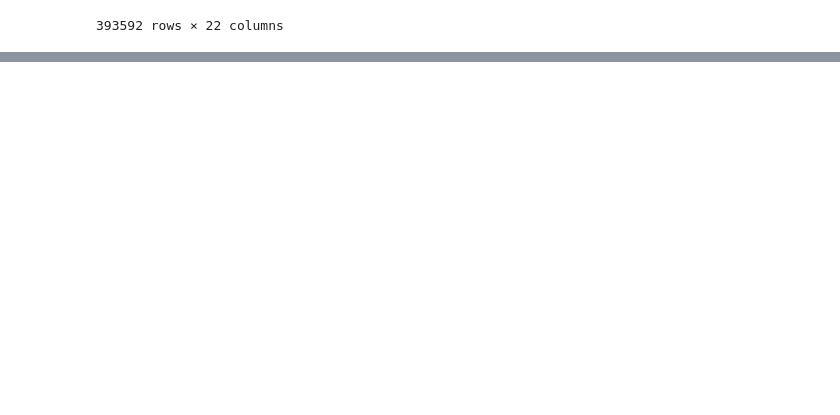
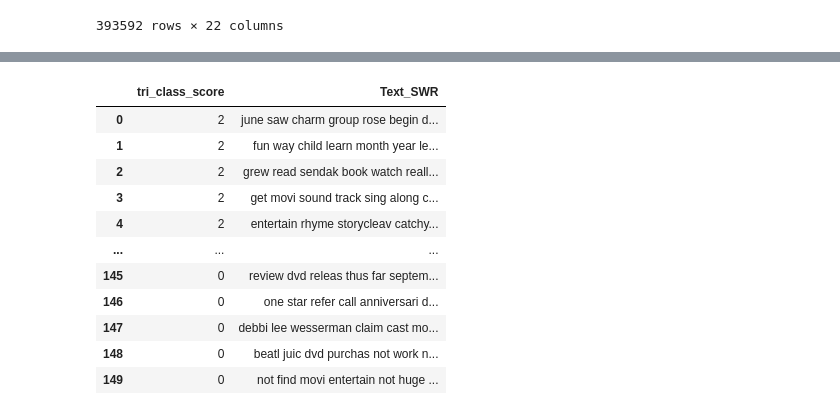
Before and after one commit to jordiburg/capstoneproj, a Jupyter notebook: fe_model.ipynb, the cells around one changed output, grey strips where cells are left out. Saved outputs shown, nothing was run; the diff lists cells and outputs as text; code cells hidden in the pictures; blank space fills up the shorter version.

```diff
--- a/fe_model.ipynb
+++ b/fe_model.ipynb
@@ -884,0 +1203,82 @@ reviews_nltk
+# %%
+csv_path = 'reviews_small_raw.csv'
+rs_raw = pd.read_csv(csv_path)
+
+# Preprocessing and tokenization functions
+import re
+import nltk
+from nltk.tokenize import RegexpTokenizer
+from nltk.stem import WordNetLemmatizer,PorterStemmer, SnowballStemmer
+from nltk.corpus import stopwords
+from nltk.stem import WordNetLemmatizer,PorterStemmer, SnowballStemmer
+
+lemmatizer = WordNetLemmatizer()
+stemmer = SnowballStemmer('english')
+
+#Removing the word 'not' from stopwords
+default_stopwords = set(stopwords.words('english'))
+#excluding some useful words from stop words list as we doing sentiment analysis
+excluding = set(['against','not','don', "don't",'ain', 'aren', "aren't", 'couldn', "couldn't", 'didn', "didn't",
+             'doesn', "doesn't", 'hadn', "hadn't", 'hasn', "hasn't", 'haven', "haven't", 'isn', "isn't",
+             'mightn', "mightn't", 'mustn', "mustn't", 'needn', "needn't",'shouldn', "shouldn't", 'wasn',
+             "wasn't", 'weren', "weren't", 'won', "won't", 'wouldn', "wouldn't"])
+
+custom_stopwords = default_stopwords - excluding
+
+def preprocess(sentence):
+
+    sentence = str(sentence)
+    sentence = sentence.lower()
+    # sentence = sentence.replace('{html}',"")
+    # For Regex Pattern Object
+    cleanr = re.compile(r'<\s*[^>]*\s*>')
+    cleantext = re.sub(cleanr, ' ', sentence)
+    rem_hyp = re.sub(r'(\w+)-(\w+)', r'\1 \2', cleantext)
+    rem_punc = re.sub(r'[^\w\s]', '', rem_hyp)
+    # re_clean = re.sub(r'[^a-z0-9A-Z_]',' ', cleantext)
+    rem_http = re.sub(r'http\S+', '', rem_punc)
+    rem_url = re.sub(r"www.\S+", " ", rem_http)
+    rem_pat = re.sub("\s*\b(?=\w*(\w)\1{2,})\w*\b",' ', rem_url)
+    rem_num = re.sub('[0-9]+', '', rem_pat)
+
+    return rem_num
+
+def tokenize_data(text):
+
+    tokenizer = RegexpTokenizer(r'\w+')
+    tokens = tokenizer.tokenize(text)
+    return tokens
+
+def remove_stop_words(cleant_text):
+
+    tokens = tokenize_data(cleant_text)
+    filtered_words = [w for w in tokens if len(w) > 2 if not w in custom_stopwords]
+    stem_words = [stemmer.stem(w) for w in filtered_words]
+    lemma_words = [lemmatizer.lemmatize(w) for w in stem_words]
+
+    return " ".join(lemma_words)
+
+def prepare_text(text):
+
+    cleant_text = preprocess(text)
+    remove_sw = remove_stop_words(cleant_text)
+
+    return remove_sw
+
+rs_raw['Text_SWR'] = rs_raw['Text'].apply(lambda x:prepare_text(x))
+rs_raw.drop(['Unnamed: 0', 'Text'], axis=1, inplace=True)
+
+print(rs_raw)
+# %% [output]
+|  | tri_class_score | Text_SWR |
+| 0 | 2 | june saw charm group rose begin d... |
+| 1 | 2 | fun way child learn month year le... |
+| 2 | 2 | grew read sendak book watch reall... |
+| 3 | 2 | get movi sound track sing along c... |
+| 4 | 2 | entertain rhyme storycleav catchy... |
+| ... | ... | ... |
+| 145 | 0 | review dvd releas thus far septem... |
+| 146 | 0 | one star refer call anniversari d... |
+| 147 | 0 | debbi lee wesserman claim cast mo... |
+| 148 | 0 | beatl juic dvd purchas not work n... |
+| 149 | 0 | not find movi entertain not huge ... |
```
Also changed, not shown: parts of 60 cells of this notebook, 1 other file.
